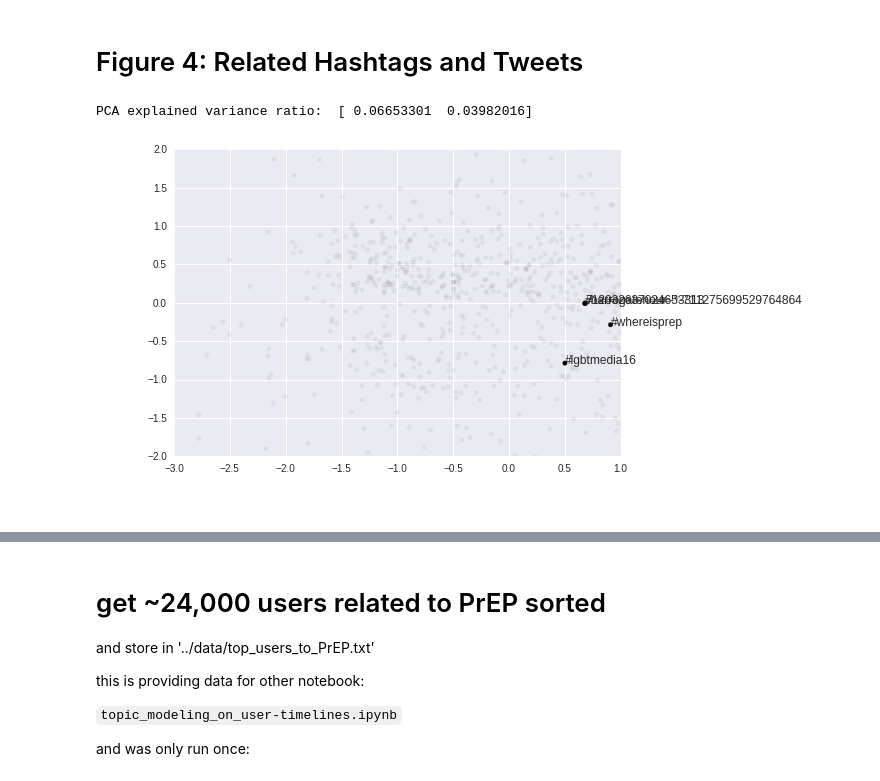
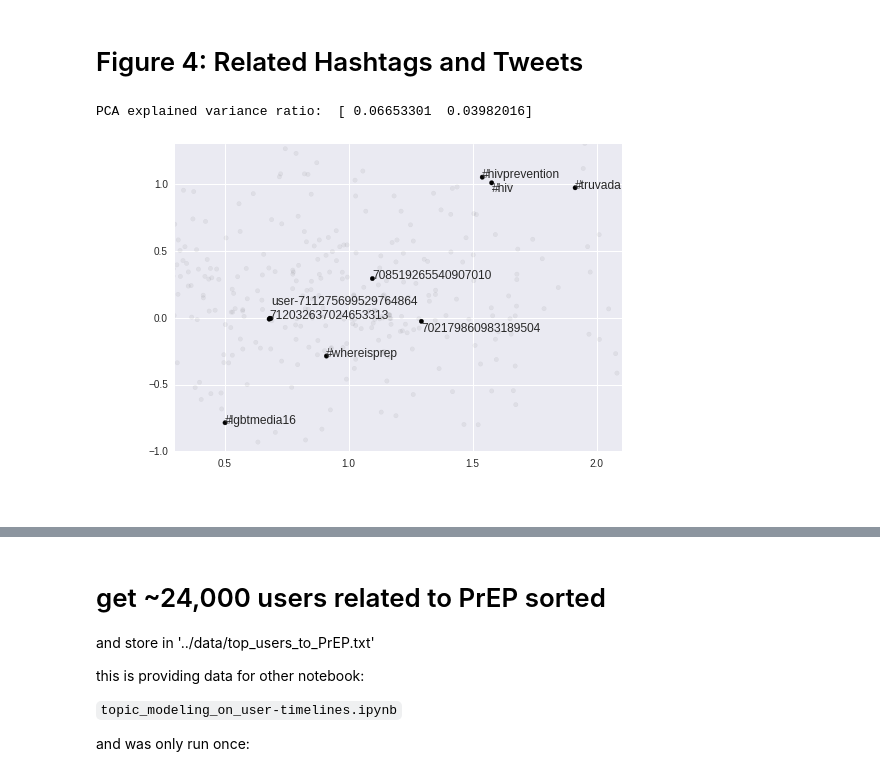
Before and after one commit to quinngroup/sm_w2v, a Jupyter notebook: notebooks/doc2vec.ipynb, the cells around one changed output, grey strips where cells are left out. Drawn from its saved outputs; the diff is of its cells as text; code cells hidden in the pictures.

```diff
--- a/notebooks/doc2vec.ipynb
+++ b/notebooks/doc2vec.ipynb
@@ -290,7 +290,7 @@ if '/high_spd_work/sm_w2v' not in sys.path:
 from sm_w2v.plot_utils import scatter_plot
 
 # related words from above
-related_words = list(df_truvada.iloc[:,0].values)
+related_words = list(df_prep.iloc[:,0].values)
 
 # Prepare data matrix
 X = []
@@ -314,8 +314,8 @@ print("PCA explained variance ratio: ", pca.explained_variance_ratio_)
 pca_comps = pca.transform(X)
 
 # Do tSNE
-tsne = TSNE(n_components=2, random_state=1)
-tsne_comps = tsne.fit_transform(X)
+# tsne = TSNE(n_components=2, random_state=2, perplexity=5.0)
+# tsne_comps = tsne.fit_transform(X)
 
 # Scatter plot
 rand_seed = 0
@@ -326,11 +326,11 @@ down_samp_rate = 0.1
 # save PCA plot in 'notebooks' directory
 scatter_plot(pca_comps[:,0], pca_comps[:,1], alpha_high, alpha_low,
             kmeans_labels, text_annotations,
-            down_samp_rate, "pca_words_truvada", rand_seed, [-10, 4, 0, 12])
+            down_samp_rate, "pca_words_prep", rand_seed, [0,15,1,6.5])
 
 # save tSNE plot in 'notebooks' directory
-scatter_plot(tsne_comps[:,0], tsne_comps[:,1], alpha_high, alpha_low,
-            kmeans_labels, text_annotations,
-            down_samp_rate, "tsne_words_truvada", rand_seed, [-3, 11, -13, 3])
+# scatter_plot(tsne_comps[:,0], tsne_comps[:,1], alpha_high, alpha_low,
+#             kmeans_labels, text_annotations,
+#             down_samp_rate, "tsne_words_prep", rand_seed, None)
 # %% [output]
 PCA explained variance ratio:  [ 0.07163033  0.059126  ]
@@ -417,40 +423,86 @@ for i, word in enumerate(model.docvecs.doctags):
     if (i % 100 == 0 or word in related_words) :
         X.append(model.docvecs[word])
         if word in related_words:
             text_annotations.append(word)
         else:
             text_annotations.append("")
 X = np.array(X)
 
 # Do k-means on original data matrix
 kmeans = KMeans(n_clusters=1, random_state=1)
 kmeans_labels = kmeans.fit_predict(X)
 
 # Do PCA
 pca = PCA(n_components=2, copy=True)
 pca.fit(X)
 print("PCA explained variance ratio: ", pca.explained_variance_ratio_)
 pca_comps = pca.transform(X)
 
 # Do tSNE
-tsne = TSNE(n_components=2, random_state=1, perplexity=10.0)
-tsne_comps = tsne.fit_transform(X)
+# tsne = TSNE(n_components=2, random_state=2, perplexity=1.0)
+# tsne_comps = tsne.fit_transform(X)
 
 # Scatter plot
+
 rand_seed = 0
 alpha_high = 1.0
 alpha_low = 0.05
 down_samp_rate = 0.1
 
-# save PCA plot in 'notebooks' directory (it won't show here in the notebook)
-scatter_plot(pca_comps[:,0], pca_comps[:,1], alpha_high, alpha_low,
-            kmeans_labels, text_annotations,
-            down_samp_rate, "pca_docs_prep", rand_seed, [-3, 1, -2, 2])
+##### doing manual plotting, lots of verbosity ##############
+x=pca_comps[:,0]
+y=pca_comps[:,1]
+clust_labels=kmeans_labels
+title='pca_docs_prep'
+plot_lims=[0.3,2.1,-1,1.3]
+
+# set up the high alpha labeled plot
+txt_labels = []
+x_high_alpha = []
+y_high_alpha = []
+labels_high_alpha = []
+text_high_alpha = []
+for i in range(len(x)):
+    if(text_annotations[i] != ""):
+        x_high_alpha.append(x[i])
+        y_high_alpha.append(y[i])
+        labels_high_alpha.append(clust_labels[i])
+        text_high_alpha.append(text_annotations[i])
+
+# do down sample
+if(rand_seed):
+    np.random.seed(rand_seed)
+take = np.random.choice(list(range(len(x))), int(len(x)*down_samp_rate), replace=False)
+x = np.array(x)[take]
+y = np.array(y)[take]
+clust_labels = np.array(clust_labels)[take]
+
+# Plot all the data with low alpha (in the background)
+fig, ax = plt.subplots()
+ax.scatter(x, y, alpha=alpha_low, c=clust_labels, cmap=plt.get_cmap("nipy_spectral"))
+
+# Plot data with high alpha
+ax.scatter(x_high_alpha, y_high_alpha, c=labels_high_alpha,
+        alpha=alpha_high, cmap=plt.get_cmap("nipy_spectral"))
+
+y_high_alpha[7] = 0.95
+y_high_alpha[0] = -0.1
+y_high_alpha[6] = 0.1
+text_high_alpha[6] = 'user-711275699529764864'
+x_high_alpha[9] = 0.1
+for i, txt in enumerate(text_high_alpha):
+    ax.annotate(txt, (x_high_alpha[i], y_high_alpha[i]))
+if(plot_lims):
+    plt.axis(plot_lims)
+plt.savefig(title + ".pdf", format="pdf")
+plt.show()
+
+######## end manual plotting ##################################
 
 # save tSNE plot in 'notebooks' directory (it won't show here in the notebook)
-scatter_plot(tsne_comps[:,0], tsne_comps[:,1], alpha_high, alpha_low,
-            kmeans_labels, text_annotations,
-            down_samp_rate, "tsne_docs_prep", rand_seed, [1, 11, -5, 5])
+# scatter_plot(tsne_comps[:,0], tsne_comps[:,1], alpha_high, alpha_low,
+#             kmeans_labels, text_annotations,
+#             down_samp_rate, "tsne_docs_prep", rand_seed, None)
 # %% [output]
 PCA explained variance ratio:  [ 0.06653301  0.03982016]
-[figure, old version]
+[figure, new version]
```
Also changed, not shown: parts of 7 cells of this notebook, 7 other files.
